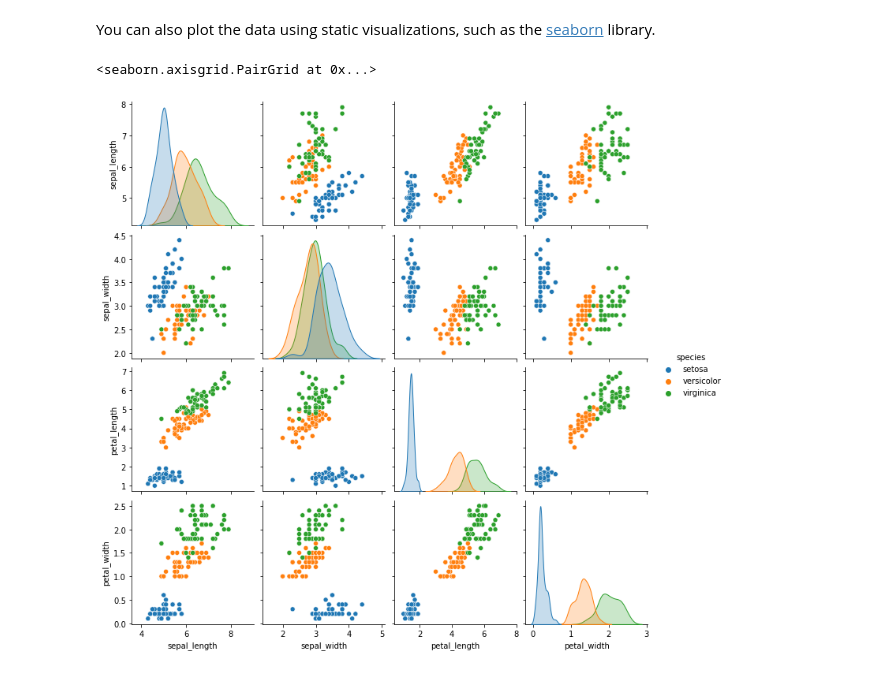
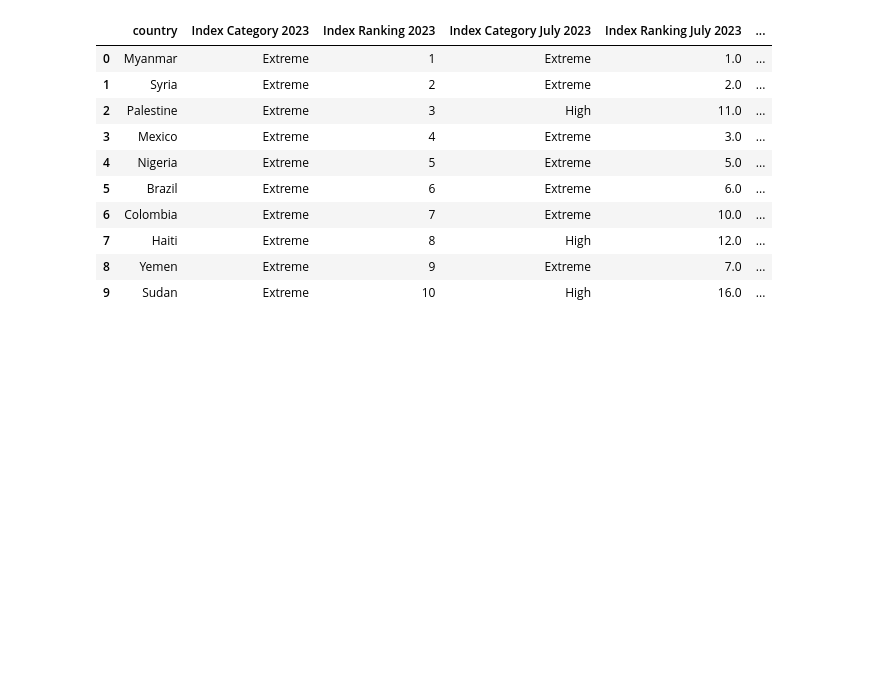
Before and after one commit to Roonteo/Info-vis, a Jupyter notebook: _sources/docs/notebook.ipynb, the cells around one changed output. Cells and saved outputs as stored; diff of their text form; code cells hidden in the pictures; blank space fills up the shorter version.

```diff
--- a/_sources/docs/notebook.ipynb
+++ b/_sources/docs/notebook.ipynb
@@ -56,10 +0,0 @@ g1
-# %% [markdown]
-You can also plot the data using static visualizations, such as the [seaborn](https://seaborn.pydata.org/#) library.
-# %%
-# Plot the Iris dataset using seaborn
-g2 = sns.pairplot(df.drop("species_id", axis=1),
-                  hue='species')
-g2
-# %% [output]
-<seaborn.axisgrid.PairGrid at 0x...>
-[figure, removed]
@@ -65,0 +12,15 @@ g2
+# %%
+data_conflict = pd.read_excel('C:/Users/nkoev/uva/info vis/January-2024-Conflict-Index-Update_20240110_v2-1-1.xlsx')
+display(data_conflict.head(10))
+# %% [output]
+|  | country | Index Category 2023 | Index Ranking 2023 | Index Category July 2023 | Index Ranking July 2023 | ... |
+| 0 | Myanmar | Extreme | 1 | Extreme | 1.0 | ... |
+| 1 | Syria | Extreme | 2 | Extreme | 2.0 | ... |
+| 2 | Palestine | Extreme | 3 | High | 11.0 | ... |
+| 3 | Mexico | Extreme | 4 | Extreme | 3.0 | ... |
+| 4 | Nigeria | Extreme | 5 | Extreme | 5.0 | ... |
+| 5 | Brazil | Extreme | 6 | Extreme | 6.0 | ... |
+| 6 | Colombia | Extreme | 7 | Extreme | 10.0 | ... |
+| 7 | Haiti | Extreme | 8 | High | 12.0 | ... |
+| 8 | Yemen | Extreme | 9 | Extreme | 7.0 | ... |
+| 9 | Sudan | Extreme | 10 | High | 16.0 | ... |
```
Also changed, not shown: parts of 12 cells of this notebook, 15 other files.
